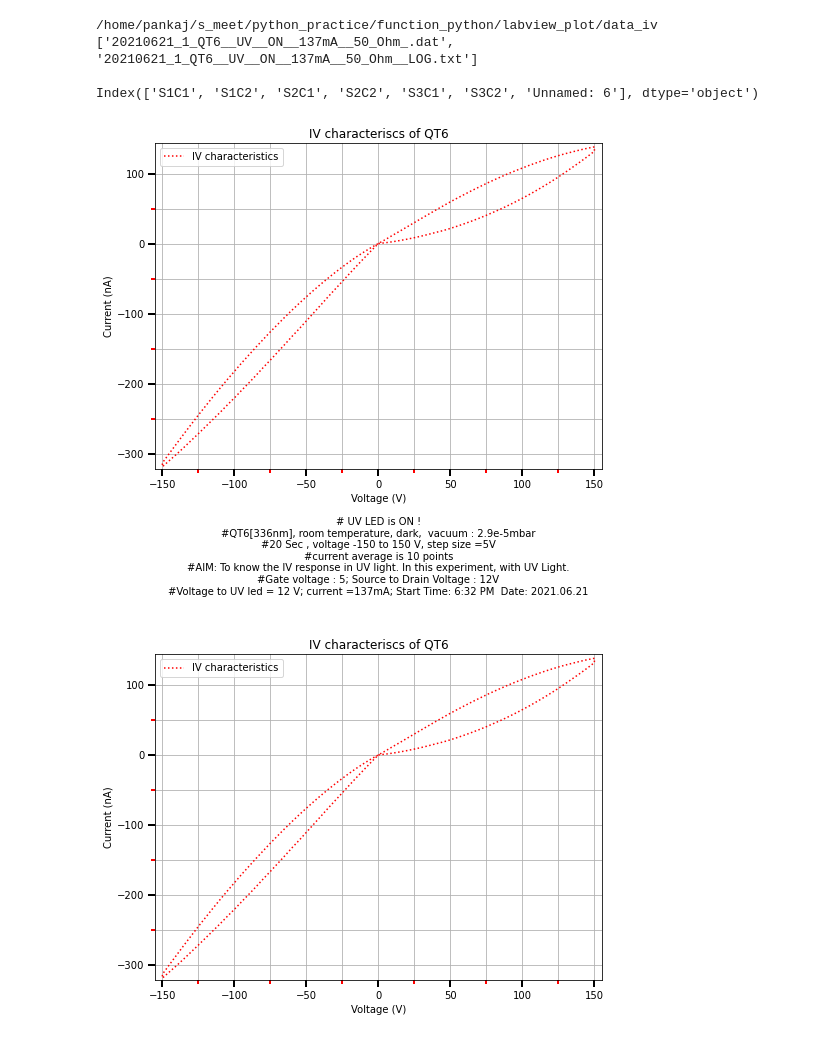
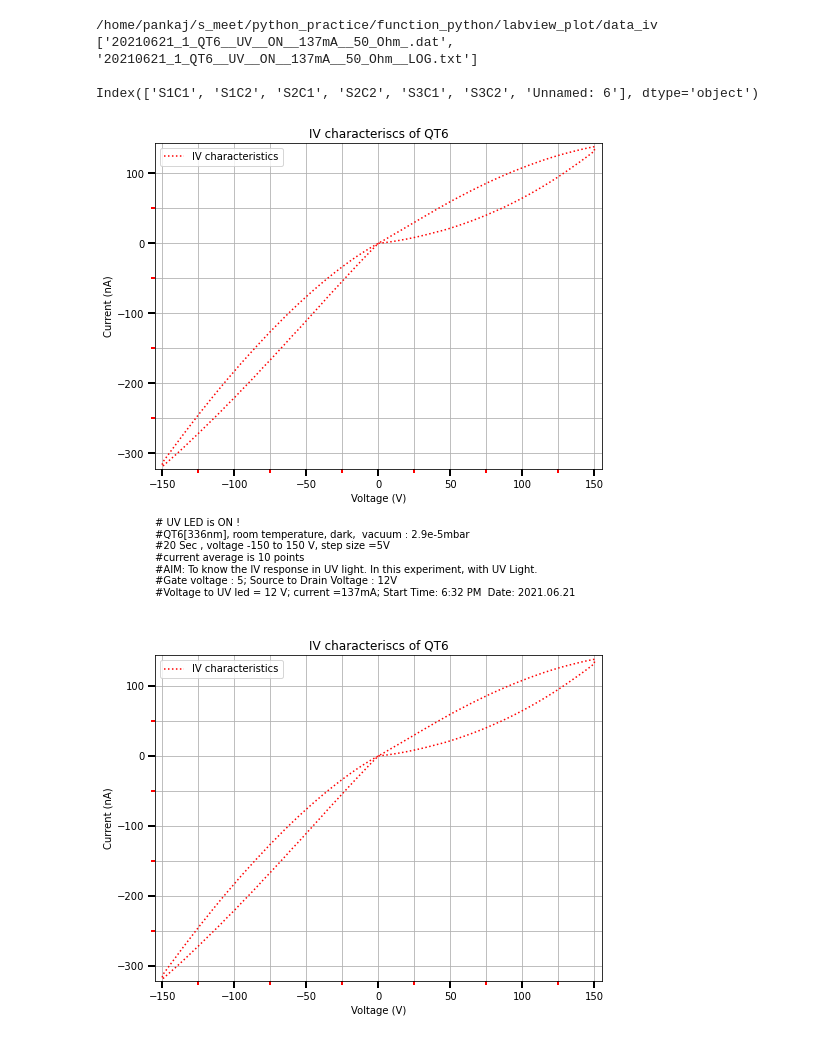
Before and after one commit to Pankwings/python_function_practice, a Jupyter notebook: labview_plot/IV_graph_plotter.ipynb, the cells around one changed output. Drawn from its saved outputs; the diff is of its cells as text; code cells hidden in the pictures.

Commit message:
include information from _LOG.txt file into the figure

```diff
--- a/labview_plot/IV_graph_plotter.ipynb
+++ b/labview_plot/IV_graph_plotter.ipynb
@@ -51,36 +51,42 @@ current_unit = 1e-9 #Selecting the current unit.
 # plt.ylabel('Current (nA)')
 # plt.ylim(math.floor(min(data['S2C2'])/current_unit)-5,math.ceil(max(data['S2C2'])/current_unit)+5)
 # plt.xlim((min(data['S2C1'])-5),5+(max(data['S2C1'])))
 # plt.legend()
 # plt.show()
-
+left, width = 0.0, 0.0
+bottom, height = -0.15, 0.0
 
 fig, ax = plt.subplots(figsize=(8,6))
 
 ax.set_title("IV characteriscs of QT6")
 ax.plot(total_x_axis, total_y_axis/current_unit, 'r:',label="IV characteristics",)
 ax.grid(which='both')
-ax.set_xlabel('Voltage (V)\n\n'+information)
+#ax.set_xlabel('Voltage (V)\n\n'+information)
+ax.set_xlabel('Voltage (V)')
 ax.set_ylabel('Current (nA)')
+#ax.text(left,bottom,information)
+
+ax.text(left, bottom, information, horizontalalignment='left', verticalalignment='top', transform=ax.transAxes)
+
 ax.set_ylim(math.floor(min(data['S2C2'])/current_unit)-5,math.ceil(max(data['S2C2'])/current_unit)+5)
 ax.set_xlim((min(data['S2C1'])-5),5+(max(data['S2C1'])))
 ax.legend()
 
 ax.xaxis.set_minor_locator(AutoMinorLocator(2))
 ax.yaxis.set_minor_locator(AutoMinorLocator(2))
 
 ax.tick_params(which='both', width=2)
 ax.tick_params(which='major', length=7)
 ax.tick_params(which='minor', length=4, color='r')
 
 plt.show()
 ###---------------------------------------
 # %% [output]
 /home/pankaj/s_meet/python_practice/function_python/labview_plot/data_iv
 ['20210621_1_QT6__UV__ON__137mA__50_Ohm_.dat', '20210621_1_QT6__UV__ON__137mA__50_Ohm__LOG.txt']
 
 Index(['S1C1', 'S1C2', 'S2C1', 'S2C2', 'S3C1', 'S3C2', 'Unnamed: 6'], dtype='object')
-[figure, old version]
+[figure, new version]
 # %%
 ### Program to get the condition of the experiment from the LOG file.
 information = ''
```
